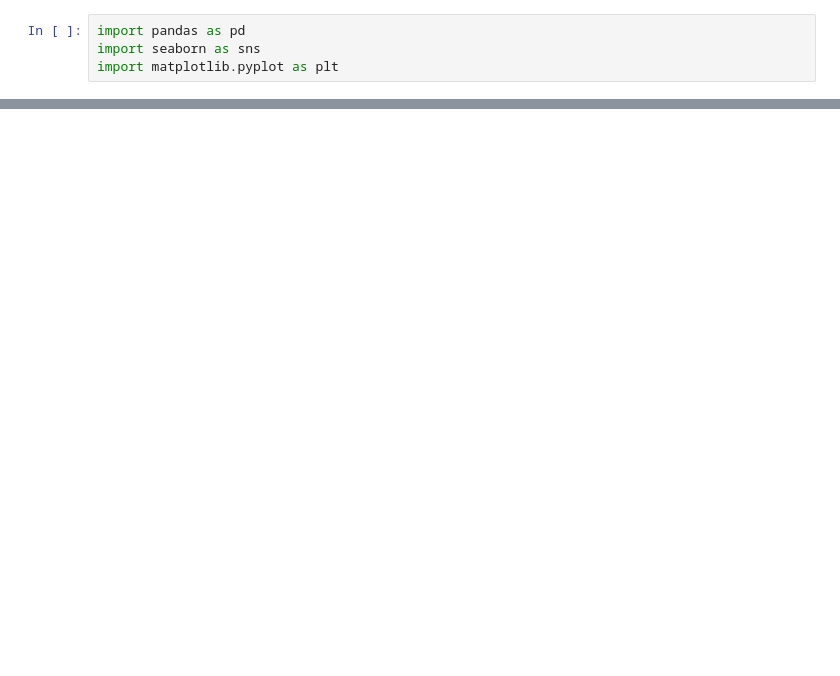
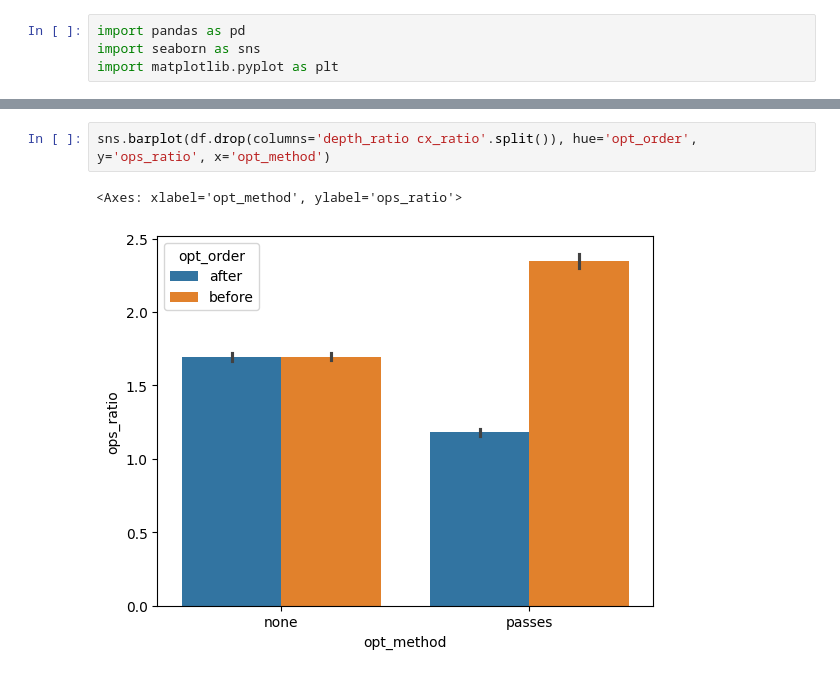
Before and after one commit to congfeng4/QuantumCompiler, a Jupyter notebook: run_baseline.ipynb, the cells around one changed output, grey strips where cells are left out. Saved outputs shown, nothing was run; the diff lists cells and outputs as text; blank space fills up the shorter version.

Commit message:
Visualize new baseline results.

```diff
--- a/run_baseline.ipynb
+++ b/run_baseline.ipynb
@@ -49,0 +34,5 @@ df[df.opt_method == 'qiskit:1']
+# %%
+sns.barplot(df.drop(columns='depth_ratio cx_ratio'.split()), hue='opt_order', y='ops_ratio', x='opt_method')
+# %% [output]
+<Axes: xlabel='opt_method', ylabel='ops_ratio'>
+[figure, added]
```
Also changed, not shown: parts of 8 cells of this notebook, 12 other files.
